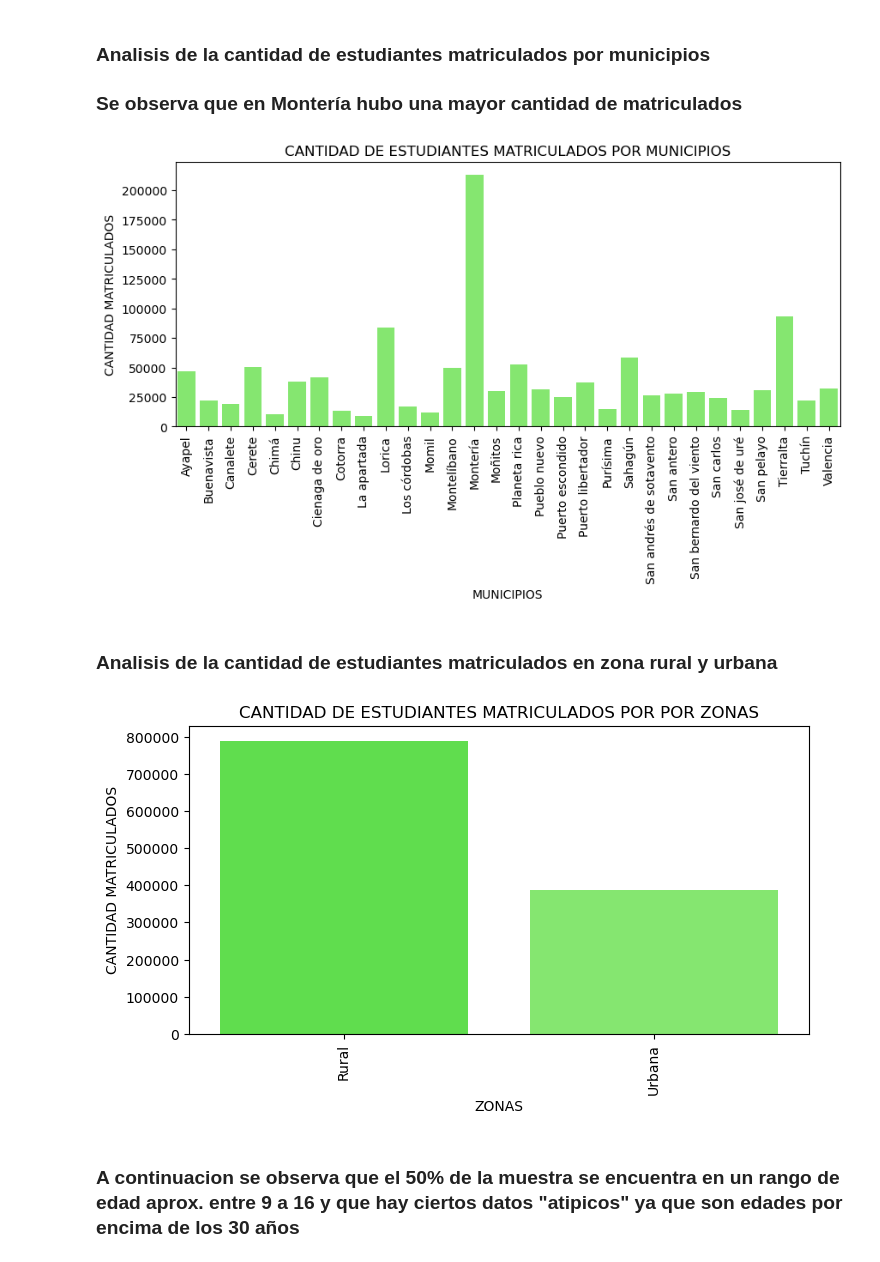
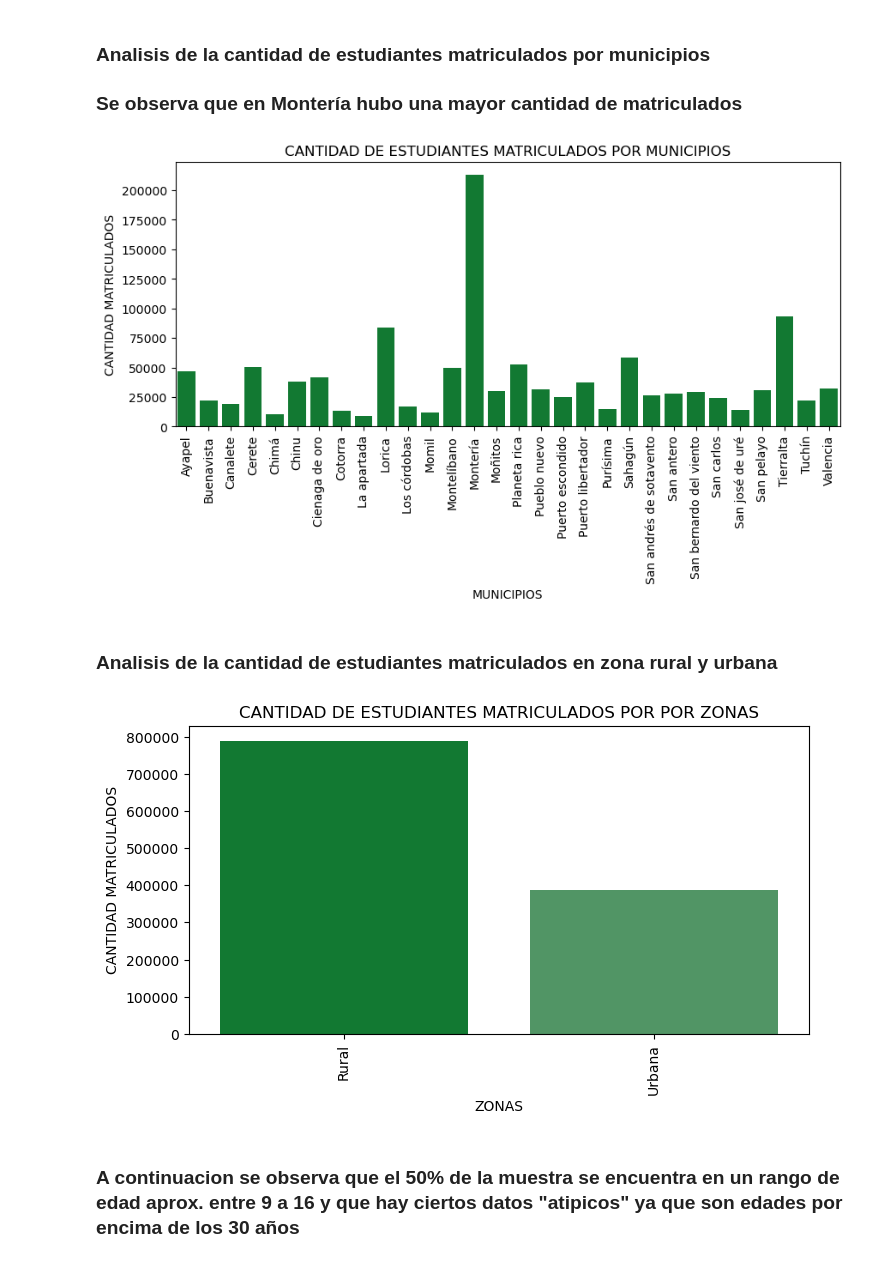
Before and after one commit to Cuenta-oss/analisis_exploratorio, a Jupyter notebook: datas.ipynb, the cells around one changed output. Drawn from its saved outputs; the diff is of its cells as text; code cells hidden in the pictures.

```diff
--- a/datas.ipynb
+++ b/datas.ipynb
@@ -400,28 +401,29 @@ cantidad = cantidad_matriculas_zonas["TOTAL_MATRICULA"].unique()
 municipios = np.sort(data_2010_2021["MUNICIPIO"].unique())
 fig, ax = plt.subplots(figsize=(10, 4))
 plt.xticks(rotation="90")
-sns.barplot(x = municipios, y = cantidad, color="#78FA5C")
+colores = ["#018A2C"]
+sns.barplot(x = municipios, y = cantidad, palette=colores)
 plt.xlabel("MUNICIPIOS")
 plt.ylabel("CANTIDAD MATRICULADOS")
 plt.title("CANTIDAD DE ESTUDIANTES MATRICULADOS POR MUNICIPIOS");
 # %% [output]
-[figure, old version]
+[figure, new version]
 # %% [markdown]
 ### Analisis de la cantidad de estudiantes matriculados en zona rural y urbana
 # %%
 cantidad_matriculas_zonas = data_2010_2021.groupby(["ZONA"])[["TOTAL_MATRICULA"]].count()
 cantidad_matriculados = cantidad_matriculas_zonas["TOTAL_MATRICULA"].unique()
 
 zonas = np.sort(data_2010_2021["ZONA"].unique())
 fig, ax = plt.subplots(figsize=(8, 4))
 plt.xticks(rotation="90")
-colors = ["#4EF536", "#78FA5C"]
-sns.barplot(x = zonas, y = cantidad_matriculados, palette=colors)
+colores = ["#018A2C","#46A060"]
+sns.barplot(x = zonas, y = cantidad_matriculados, palette=colores)
 plt.xlabel("ZONAS")
 plt.ylabel("CANTIDAD MATRICULADOS")
 plt.title("CANTIDAD DE ESTUDIANTES MATRICULADOS POR POR ZONAS");
 # %% [output]
-[figure, old version]
+[figure, new version]
 # %% [markdown]
 ### A continuacion se observa que el 50% de la muestra se encuentra en un rango de edad aprox. entre 9 a 16 y que hay ciertos datos "atipicos" ya que son edades por encima de los 30 años
 # %%
```
Also changed, not shown: parts of 6 cells of this notebook.
